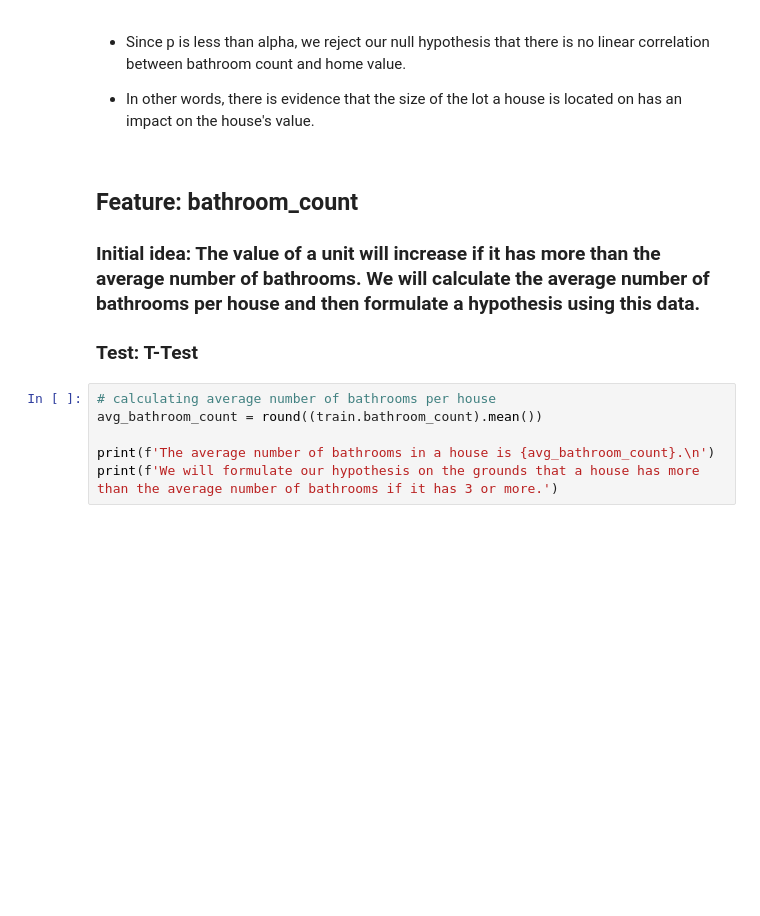
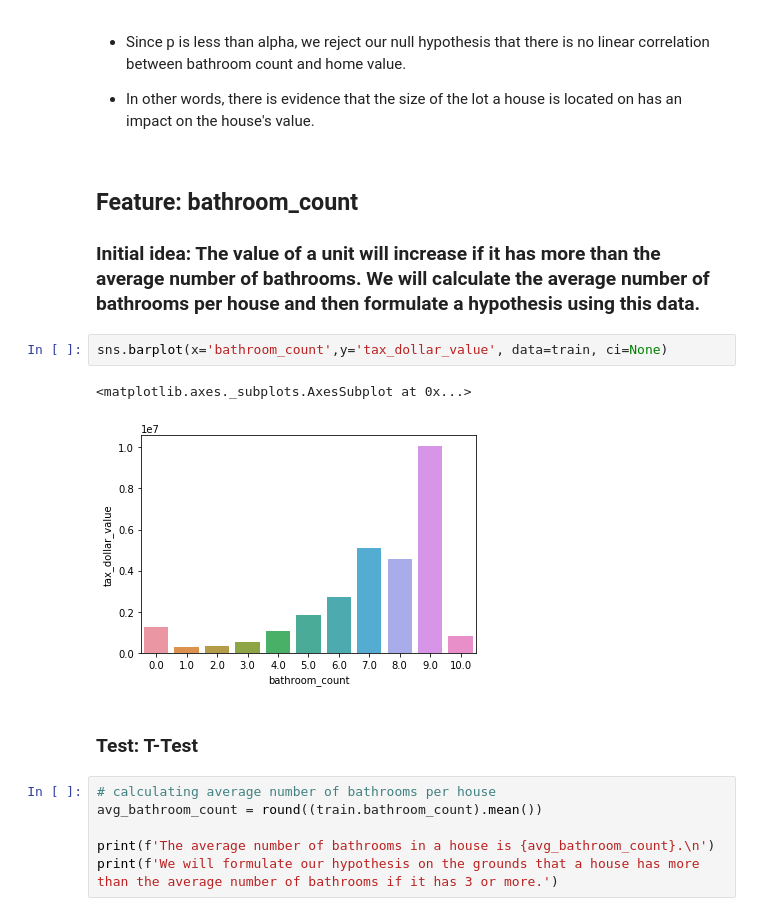
Before and after one commit to Zillow-sam-and-matt/Zillow, a Jupyter notebook: matt_sam_explore.ipynb, the cells around one changed output. Cells and saved outputs as stored; diff of their text form; blank space fills up the shorter version.

Commit message:
added barplots

```diff
--- a/matt_sam_explore.ipynb
+++ b/matt_sam_explore.ipynb
@@ -129,8 +129,13 @@ p = 0.004
 ## Feature: bathroom_count
 
 ### Initial idea: The value of a unit will increase if it has more than the average number of bathrooms. We will calculate the average number of bathrooms per house and then formulate a hypothesis using this data.
-
-### Test: T-Test
+# %%
+sns.barplot(x='bathroom_count',y='tax_dollar_value', data=train, ci=None)
+# %% [output]
+<matplotlib.axes._subplots.AxesSubplot at 0x...>
+[figure, added]
+# %% [markdown]
+### Test: T-Test
 # %%
 # calculating average number of bathrooms per house
 avg_bathroom_count = round((train.bathroom_count).mean())
```
Also changed, not shown: parts of 3 cells of this notebook.
